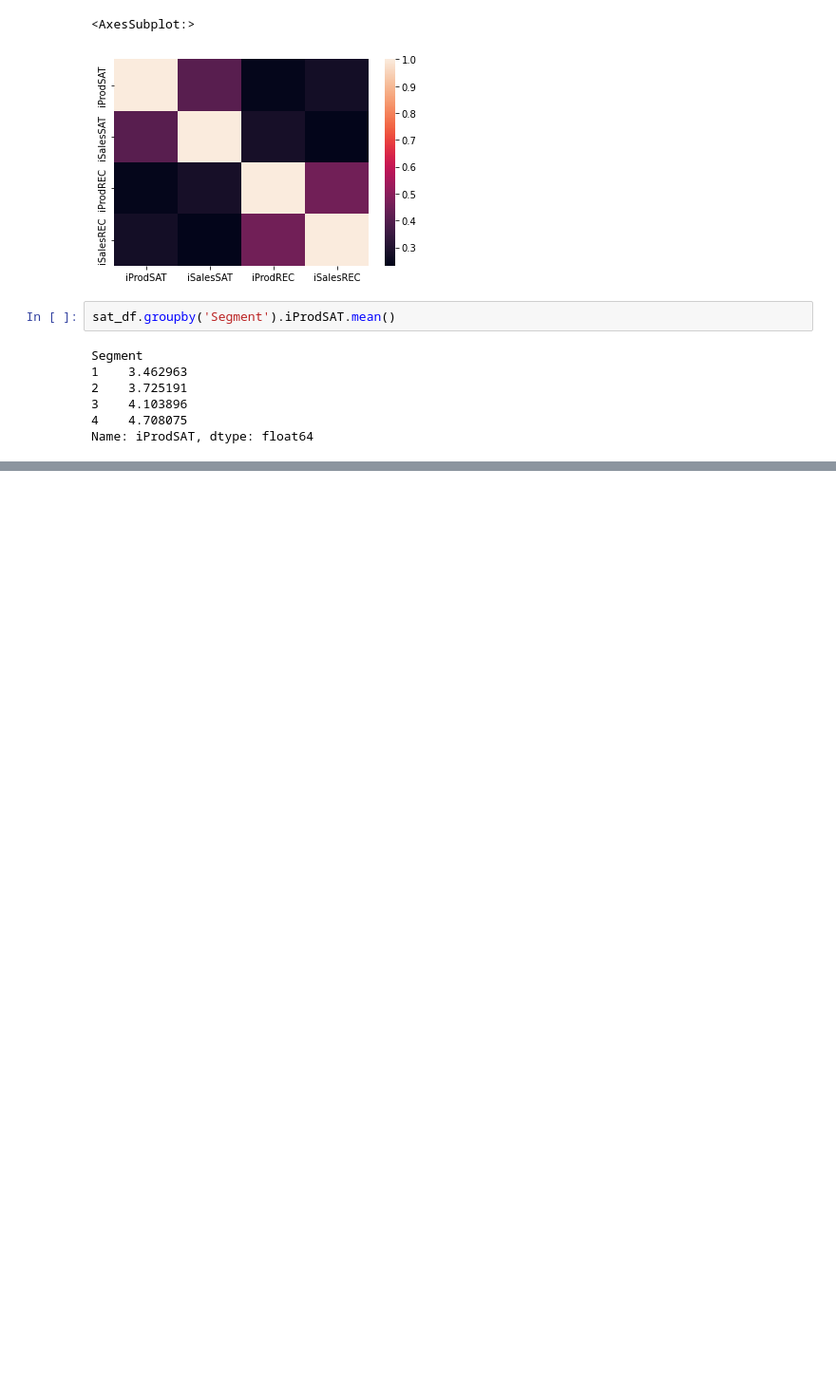
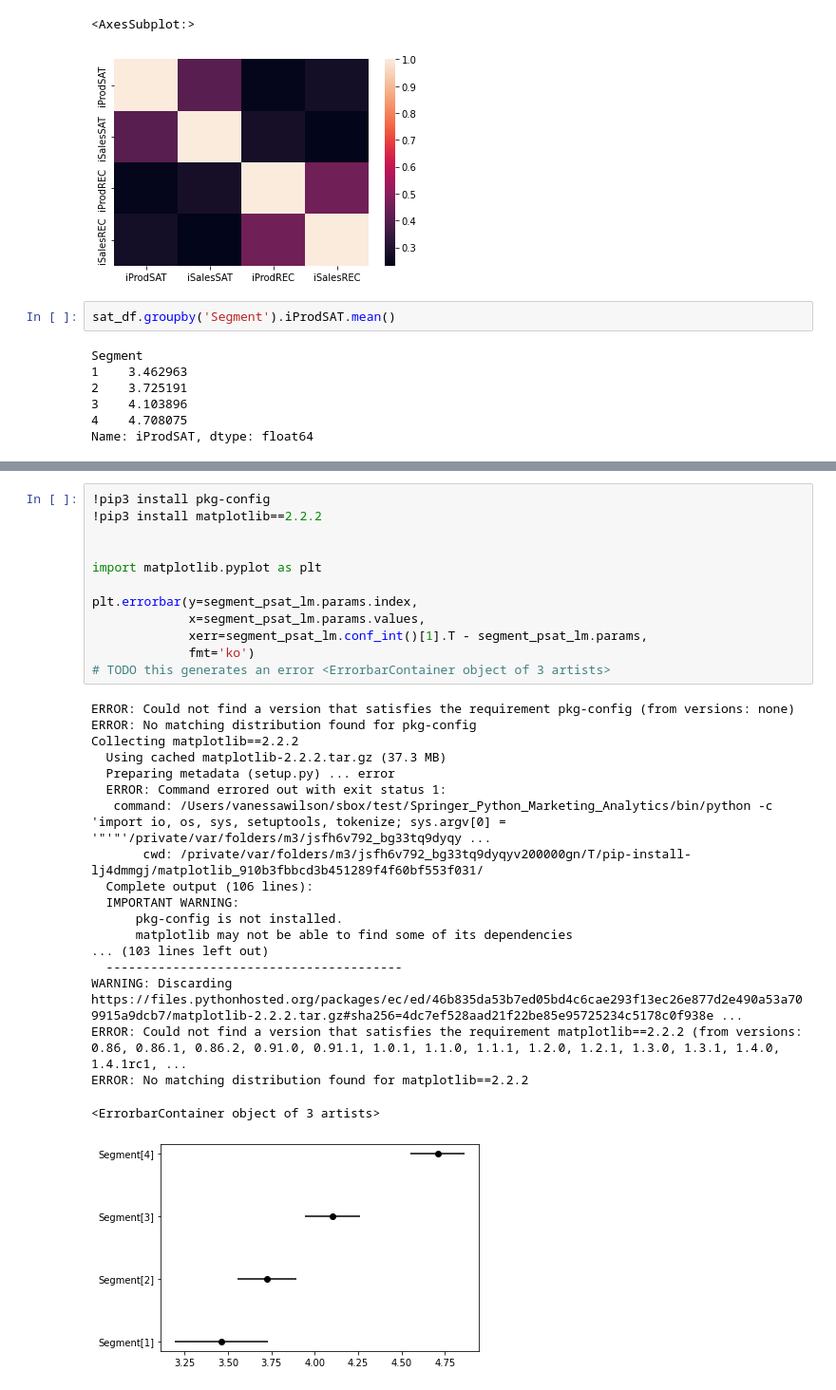
Before and after one commit to datatalking/Springer_Python_Marketing_Analytics, a Jupyter notebook: Part_One/Chapter_Two.ipynb, the cells around one changed output, grey strips where cells are left out. Shown at 95% size. Saved outputs shown, nothing was run; the diff lists cells and outputs as text; blank space fills up the shorter version.

```diff
--- a/Part_One/Chapter_Two.ipynb
+++ b/Part_One/Chapter_Two.ipynb
@@ -82,0 +82,32 @@ sms_anova.anova_lm(segment_psat_lm)
+# %%
+!pip3 install pkg-config
+!pip3 install matplotlib==2.2.2
+
+
+import matplotlib.pyplot as plt
+
+plt.errorbar(y=segment_psat_lm.params.index,
+             x=segment_psat_lm.params.values,
+             xerr=segment_psat_lm.conf_int()[1].T - segment_psat_lm.params,
+             fmt='ko')
+# TODO this generates an error <ErrorbarContainer object of 3 artists>
+# %% [output]
+ERROR: Could not find a version that satisfies the requirement pkg-config (from versions: none)
+ERROR: No matching distribution found for pkg-config
+Collecting matplotlib==2.2.2
+  Using cached matplotlib-2.2.2.tar.gz (37.3 MB)
+  Preparing metadata (setup.py) ... error
+  ERROR: Command errored out with exit status 1:
+   command: /Users/vanessawilson/sbox/test/Springer_Python_Marketing_Analytics/bin/python -c 'import io, os, sys, setuptools, tokenize; sys.argv[0] = '"'"'/private/var/folders/m3/jsfh6v792_bg33tq9dyqy ...
+       cwd: /private/var/folders/m3/jsfh6v792_bg33tq9dyqyv200000gn/T/pip-install-lj4dmmgj/matplotlib_910b3fbbcd3b451289f4f60bf553f031/
+  Complete output (106 lines):
+  IMPORTANT WARNING:
+      pkg-config is not installed.
+      matplotlib may not be able to find some of its dependencies
+... (103 lines left out)
+  ----------------------------------------
+WARNING: Discarding https://files.pythonhosted.org/packages/ec/ed/46b835da53b7ed05bd4c6cae293f13ec26e877d2e490a53a709915a9dcb7/matplotlib-2.2.2.tar.gz#sha256=4dc7ef528aad21f22be85e95725234c5178c0f938e ...
+ERROR: Could not find a version that satisfies the requirement matplotlib==2.2.2 (from versions: 0.86, 0.86.1, 0.86.2, 0.91.0, 0.91.1, 1.0.1, 1.1.0, 1.1.1, 1.2.0, 1.2.1, 1.3.0, 1.3.1, 1.4.0, 1.4.1rc1, ...
+ERROR: No matching distribution found for matplotlib==2.2.2
+<ErrorbarContainer object of 3 artists>
+[figure, added]
```
Also changed, not shown: parts of 14 cells of this notebook.
